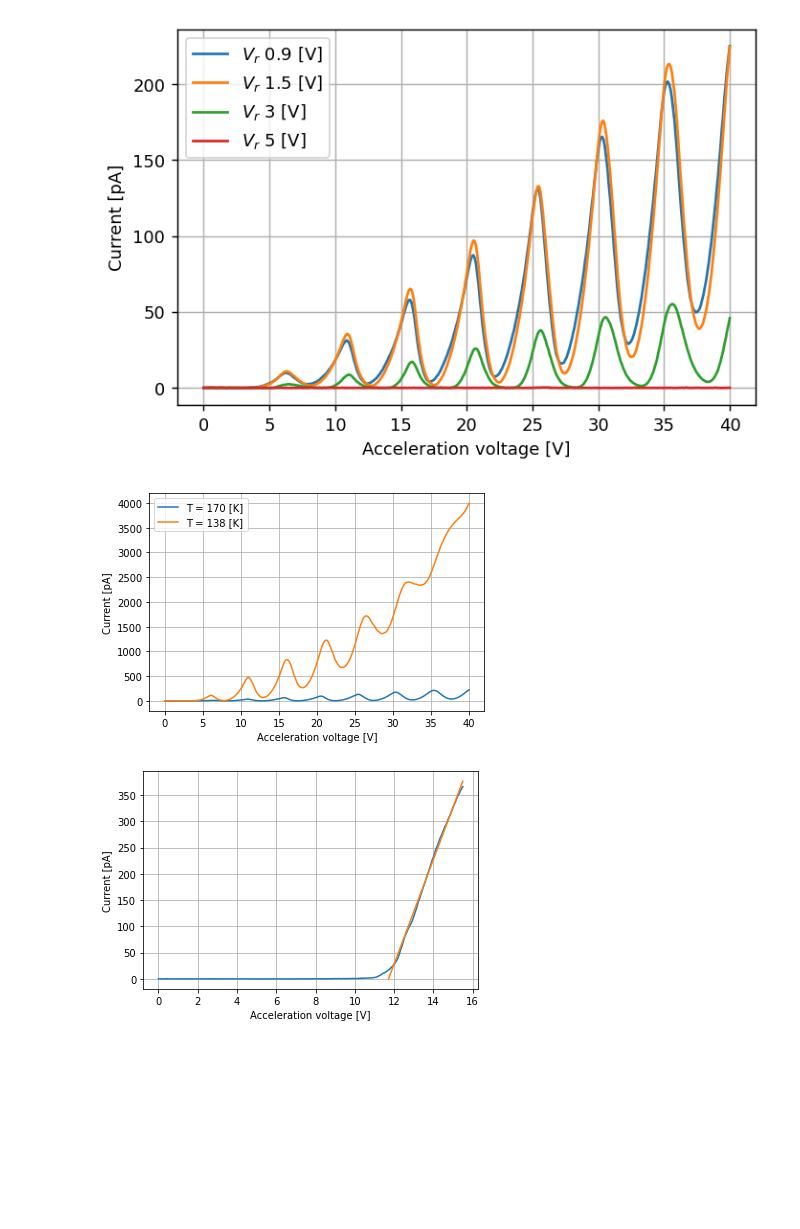
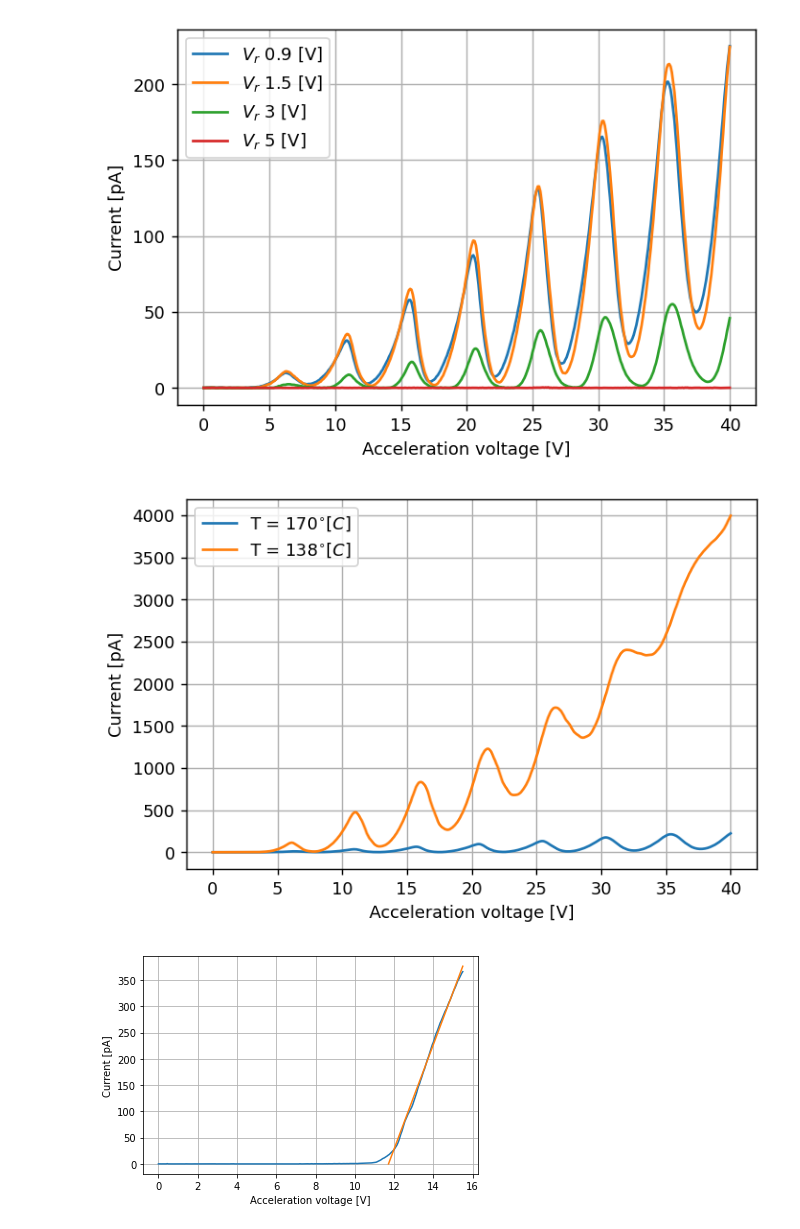
Before and after one commit to FlipperCoin/lab-4, a Jupyter notebook: franck_hertz/franck_hertz.ipynb, the cells around one changed output. Saved outputs shown, nothing was run; the diff lists cells and outputs as text; code cells hidden in the pictures; blank space fills up the shorter version.

```diff
--- a/franck_hertz/franck_hertz.ipynb
+++ b/franck_hertz/franck_hertz.ipynb
@@ -131,24 +133,25 @@ plt.show()
 # %% [output]
 [figure]
 # %%
+plt.figure(dpi=130)
 fh1 = pd.read_csv(f'data/FH1_240ma_6200mv.csv',sep='\t',header=5) # read the data.
 Va1 = np.array(fh1['Va(V)_1']) # accelerating voltage array
 I1 = np.array(fh1['Ia(E-12 A)_1']) # Current array
 T1 = np.array(fh1['T(c)_1']) #temperature array
-plt.plot(Va1, I1, label=f'T = 170 [K]')
+plt.plot(Va1, I1, label=r'T = $170^{\circ} \left[ C\right]$')
 fh1 = pd.read_csv(f'data/FH_T138_Vr15_240ma_6200mv.csv',sep='\t',header=5) # read the data.
 Va1 = np.array(fh1['Va(V)_1']) # accelerating voltage array
 I1 = np.array(fh1['Ia(E-12 A)_1']) # Current array
 T1 = np.array(fh1['T(c)_1']) #temperature array
-plt.plot(Va1, I1, label=f'T = 138 [K]')
+plt.plot(Va1, I1, label=r'T = $138^{\circ} \left[ C\right]$')
 plt.ylabel('Current [pA]')
 plt.xlabel('Acceleration voltage [V]')
 plt.legend()
 plt.grid()
 plt.savefig('plots/temperature.png')
 plt.show()
 # %% [output]
-[figure, old version]
+[figure, new version]
 # %%
 fh1 = pd.read_csv('data/FH_Ion_Vr1_240ma_6200mv_final15500mv_step05_T110.csv',sep='\t',header=5) # read the data.
 Va1 = np.array(fh1['Va(V)_1']) # accelerating voltage array
```
Also changed, not shown: parts of 4 cells of this notebook.
